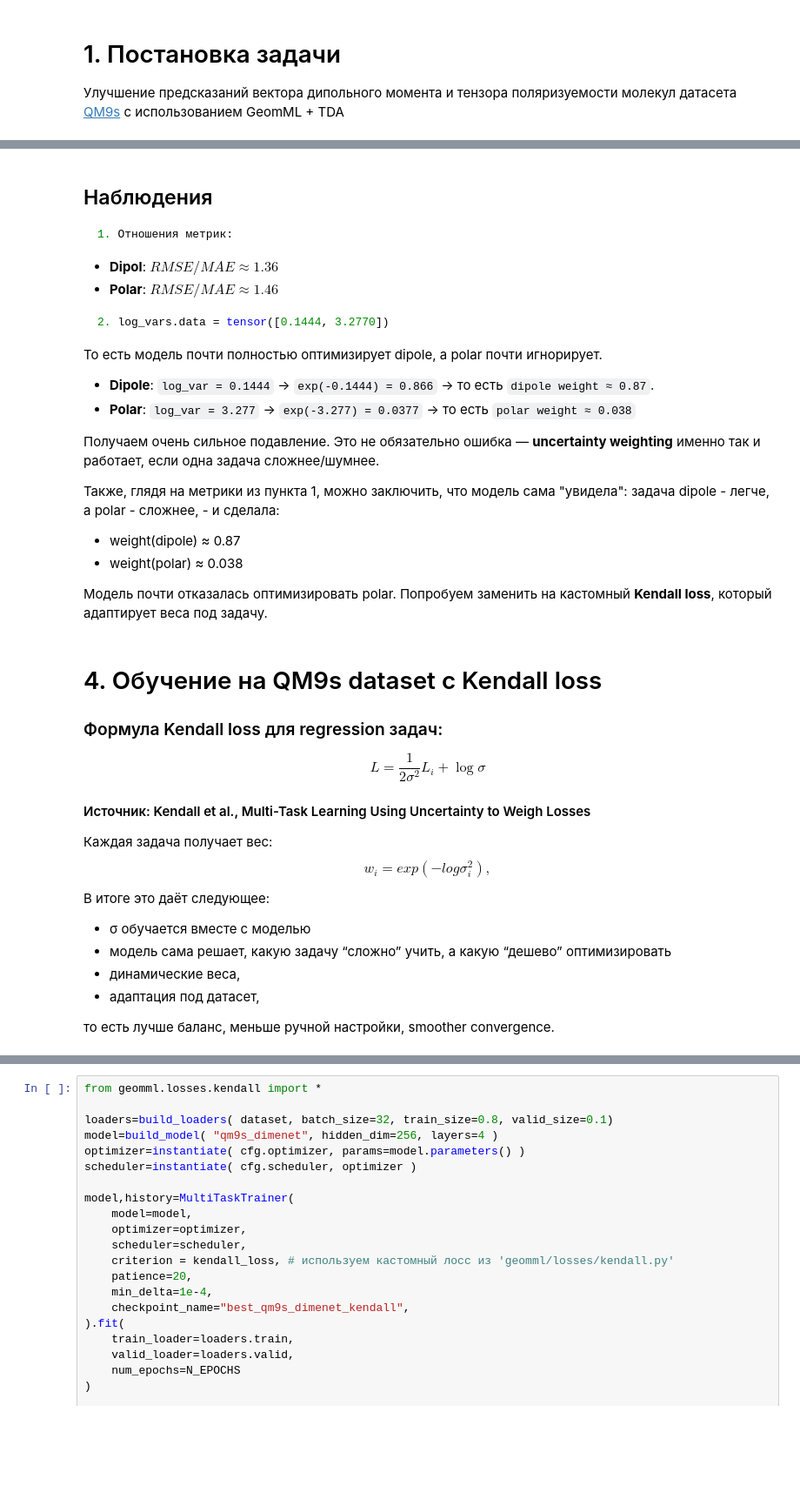
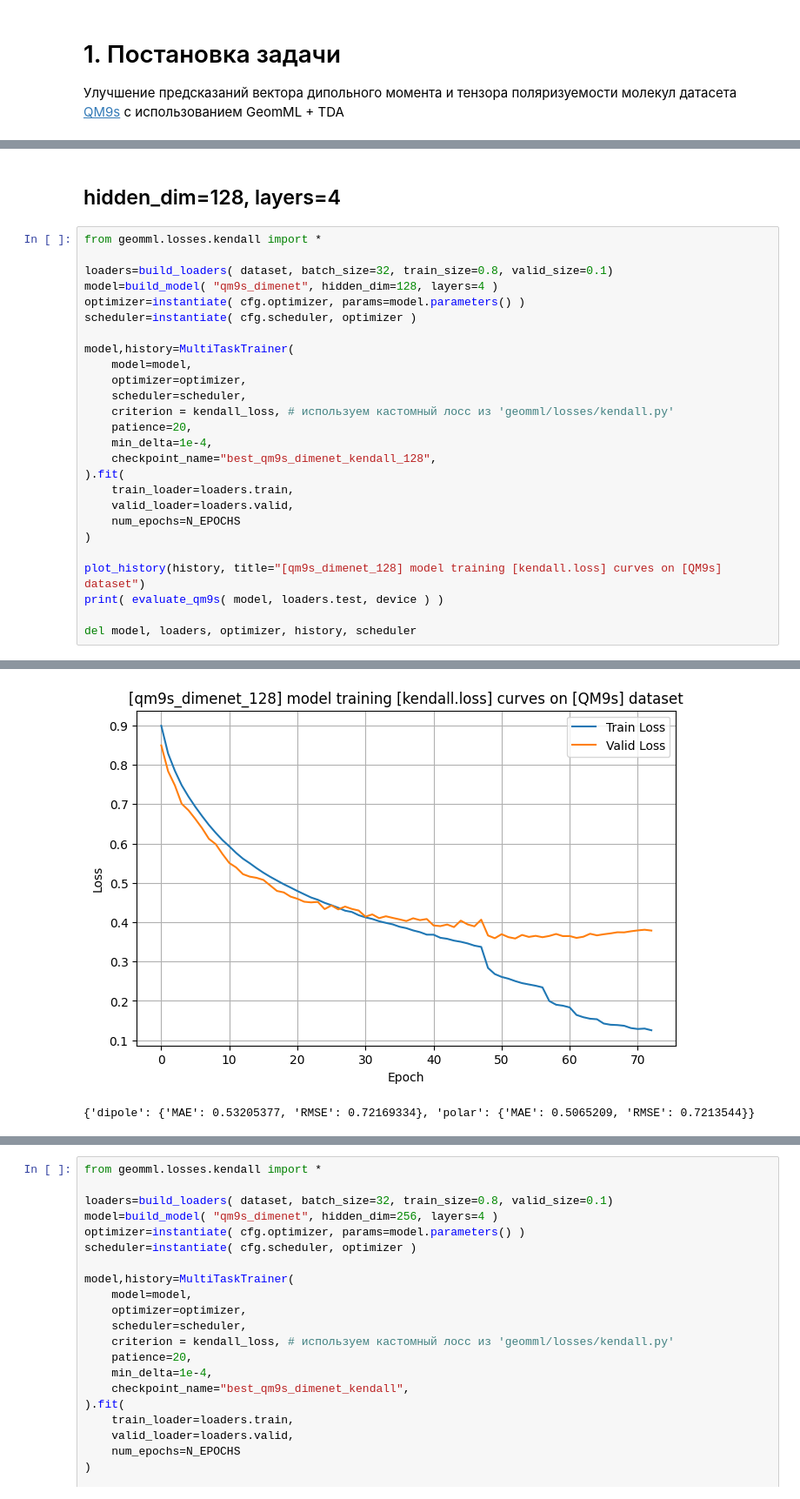
Before and after one commit to ivHeisser/DLS, a Jupyter notebook: _Sem_01/project-GeomML/notebooks/dplr-qm9/dplr.ipynb, the cells around one changed output, grey strips where cells are left out. Shown at 87% size. Saved outputs shown, nothing was run; the diff lists cells and outputs as text; blank space fills up the shorter version.

Commit message:
Update results for qm9s_dime model training

````diff
--- a/_Sem_01/project-GeomML/notebooks/dplr-qm9/dplr.ipynb
+++ b/_Sem_01/project-GeomML/notebooks/dplr-qm9/dplr.ipynb
@@ -313,44 +384,29 @@ log_vars.data:  tensor([-0.8727, -0.8759], device='cuda:0')
-# %% [markdown]
-## Наблюдения
-```python
-1. Отношения метрик:
-```
-* **Dipol**: $RMSE / MAE ≈ 1.36$
-* **Polar**: $RMSE / MAE ≈ 1.46$
-
-
-```python
-2. log_vars.data = tensor([0.1444, 3.2770])
-```
-То есть модель почти полностью оптимизирует dipole, а polar почти игнорирует.
-* **Dipole**: `log_var = 0.1444` -> `exp(-0.1444) = 0.866` -> то есть `dipole weight ≈ 0.87`.
-* **Polar**: `log_var = 3.277` -> `exp(-3.277) = 0.0377` -> то есть `polar weight ≈ 0.038`
-
-Получаем очень сильное подавление. Это не обязательно ошибка — **uncertainty weighting** именно так и работает, если одна задача сложнее/шумнее.
-
-Также, глядя на метрики из пункта 1, можно заключить, что модель сама "увидела": задача dipole - легче, а polar - сложнее, - и сделала:
-* weight(dipole) ≈ 0.87
-* weight(polar)  ≈ 0.038
-
-Модель почти отказалась оптимизировать polar. Попробуем заменить на кастомный **Kendall loss**, который адаптирует веса под задачу.
-# %% [markdown]
-# 4. Обучение на QM9s dataset c Kendall loss
-
-### Формула Kendall loss для regression задач:
-$$
-L = \frac{1}{2\sigma^2} L_i + \log \sigma
-$$
-#### Источник: Kendall et al., Multi-Task Learning Using Uncertainty to Weigh Losses
-
-Каждая задача получает вес:
-$$
-w_i = exp(−log σ_i^2),
-$$
-
-В итоге это даёт следующее:
-* σ обучается вместе с моделью
-* модель сама решает, какую задачу “сложно” учить, а какую “дешево” оптимизировать
-* динамические веса,
-* адаптация под датасет,
-
-то есть лучше баланс, меньше ручной настройки, smoother convergence.
+# %% [markdown]
+## hidden_dim=128, layers=4
+# %%
+from geomml.losses.kendall import *
+
+loaders=build_loaders( dataset, batch_size=32, train_size=0.8, valid_size=0.1)
+model=build_model( "qm9s_dimenet", hidden_dim=128, layers=4 )
+optimizer=instantiate( cfg.optimizer, params=model.parameters() )
+scheduler=instantiate( cfg.scheduler, optimizer )
+
+model,history=MultiTaskTrainer(
+    model=model,
+    optimizer=optimizer,
+    scheduler=scheduler,
+    criterion = kendall_loss, # используем кастомный лосс из 'geomml/losses/kendall.py'
+    patience=20,
+    min_delta=1e-4,
+    checkpoint_name="best_qm9s_dimenet_kendall_128",
+).fit(
+    train_loader=loaders.train,
+    valid_loader=loaders.valid,
+    num_epochs=N_EPOCHS
+)
+
+plot_history(history, title="[qm9s_dimenet_128] model training [kendall.loss] curves on [QM9s] dataset")
+print( evaluate_qm9s( model, loaders.test, device ) )
+
+del model, loaders, optimizer, history, scheduler
+# %% [output]
@@ -356,0 +430,2 @@ $$
+[figure, added]
+{'dipole': {'MAE': 0.53205377, 'RMSE': 0.72169334}, 'polar': {'MAE': 0.5065209, 'RMSE': 0.7213544}}
````
Also changed, not shown: parts of 9 cells of this notebook, 2 other files.
